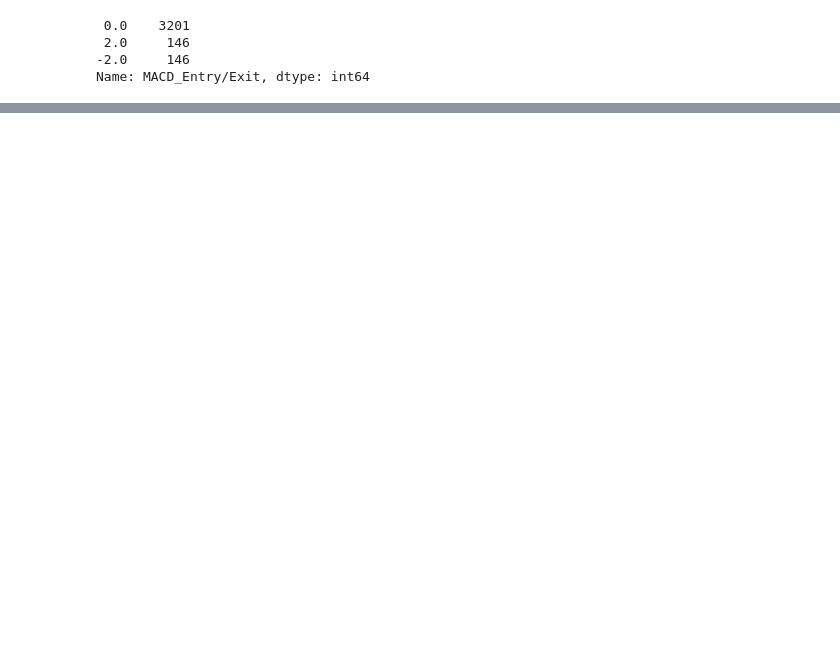
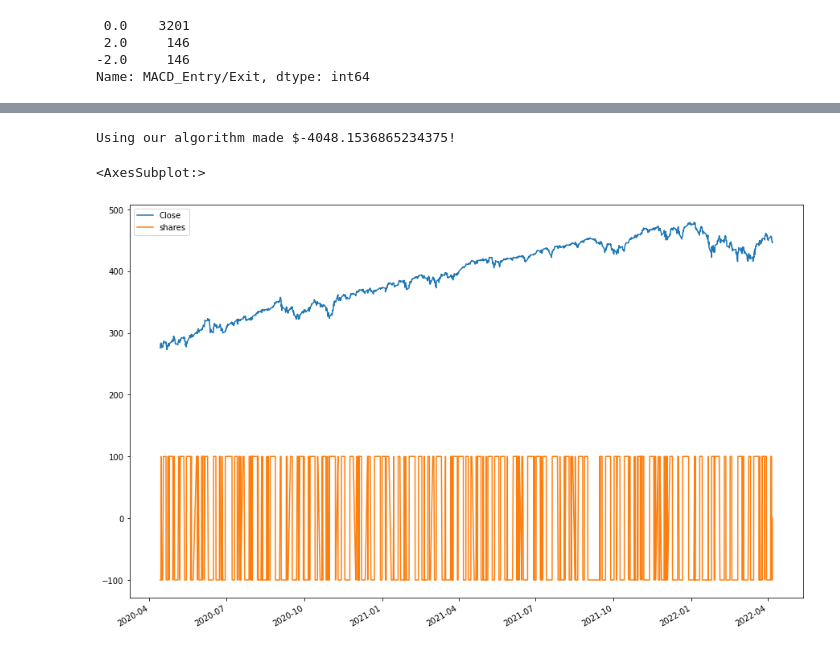
Before and after one commit to Kgross2/Group2_Project2, a Jupyter notebook: easy_street_trading_algoritm.ipynb, the cells around one changed output, grey strips where cells are left out. Cells and saved outputs as stored; diff of their text form; code cells hidden in the pictures; blank space fills up the shorter version.

Commit message:
completed the inital algoritms for buy/sell and long only strategies using MACD.

```diff
--- a/easy_street_trading_algoritm.ipynb
+++ b/easy_street_trading_algoritm.ipynb
@@ -229,10 +229,3 @@ signals_df['MACD_Entry/Exit'].value_counts()
  2.0     146
 -2.0     146
 Name: MACD_Entry/Exit, dtype: int64
-# %%
-# Calculate the strategy returns and add them to the signals_df DataFrame
-signals_df['Strategy Returns'] = signals_df['actual_returns'] * signals_df['Signal'].shift()
-
-# Review the DataFrame
-display(signals_df.head())
-display(signals_df.tail())
@@ -262,0 +232,6 @@ See the caveats in the documentation: https://pandas.pydata.org/pandas-docs/stab
+# %%
+#Create a new dataframe with just the close price and the MACD_Entry/Exit Signal
+
+macd_df = signals_df[["Close", "MACDh_12_26_9", "MACD_Entry/Exit"]].copy()
+
+macd_df.head()
@@ -262,0 +245,11 @@ See the caveats in the documentation: https://pandas.pydata.org/pandas-docs/stab
+# %%
+#establish the beginning market sentiment
+
+starting_market_sentement = "unknown"
+
+if macd_df["MACDh_12_26_9"].iloc[0] < 0:
+    starting_market_sentement = "bearish"
+else:
+    starting_market_sentement = "bullish"
+
+print(starting_market_sentement)
@@ -262,0 +330,15 @@ See the caveats in the documentation: https://pandas.pydata.org/pandas-docs/stab
+# %%
+#let's see how much money our system made!
+
+total_profit_loss = macd_df["cost/proceeds"].sum()
+
+print(f"Using our algorithm made ${total_profit_loss}!")
+# %% [output]
+Using our algorithm made $-4048.1536865234375!
+# %%
+#graphing positions over time
+
+macd_df.plot(y=["Close", "shares"], kind = "line", figsize = (15,10))
+# %% [output]
+<AxesSubplot:>
+[figure, added]
```
Also changed, not shown: parts of 7 cells of this notebook.
